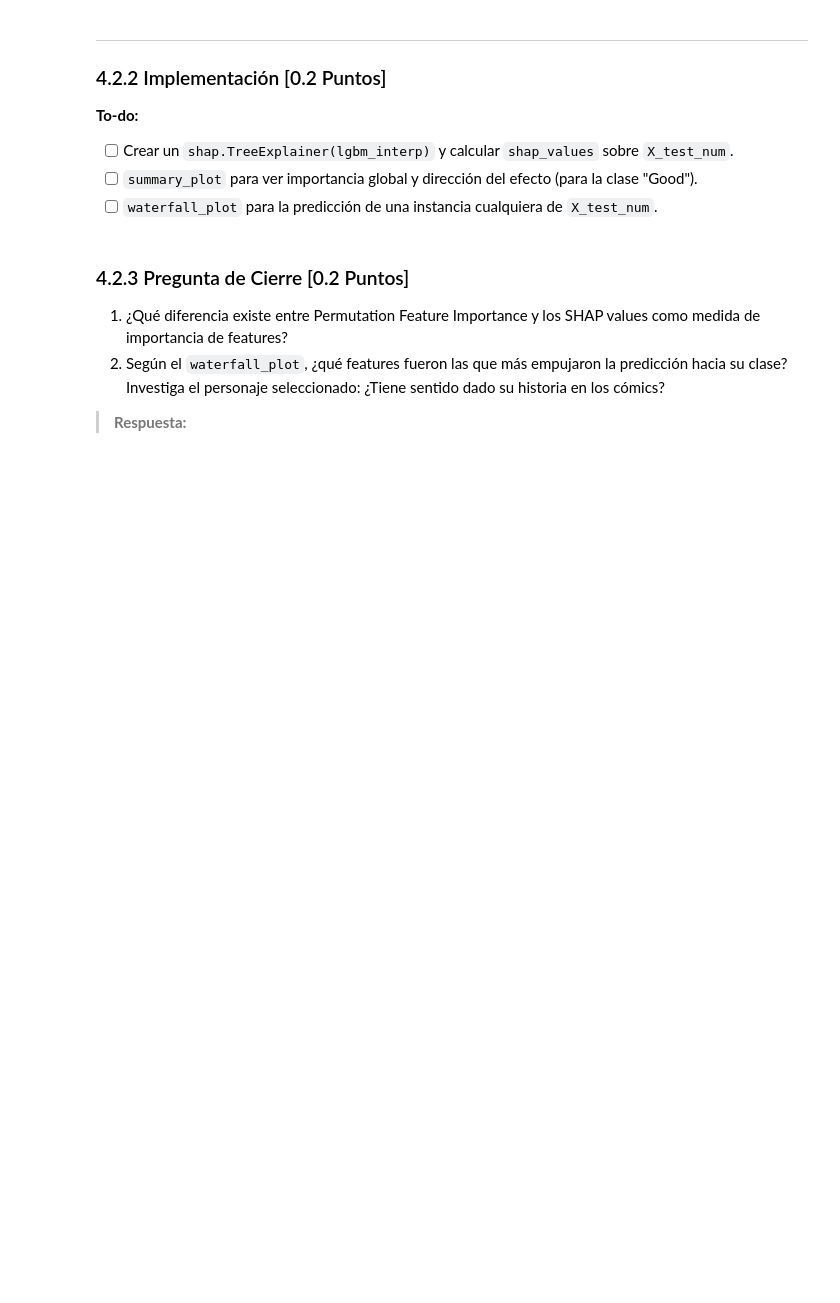
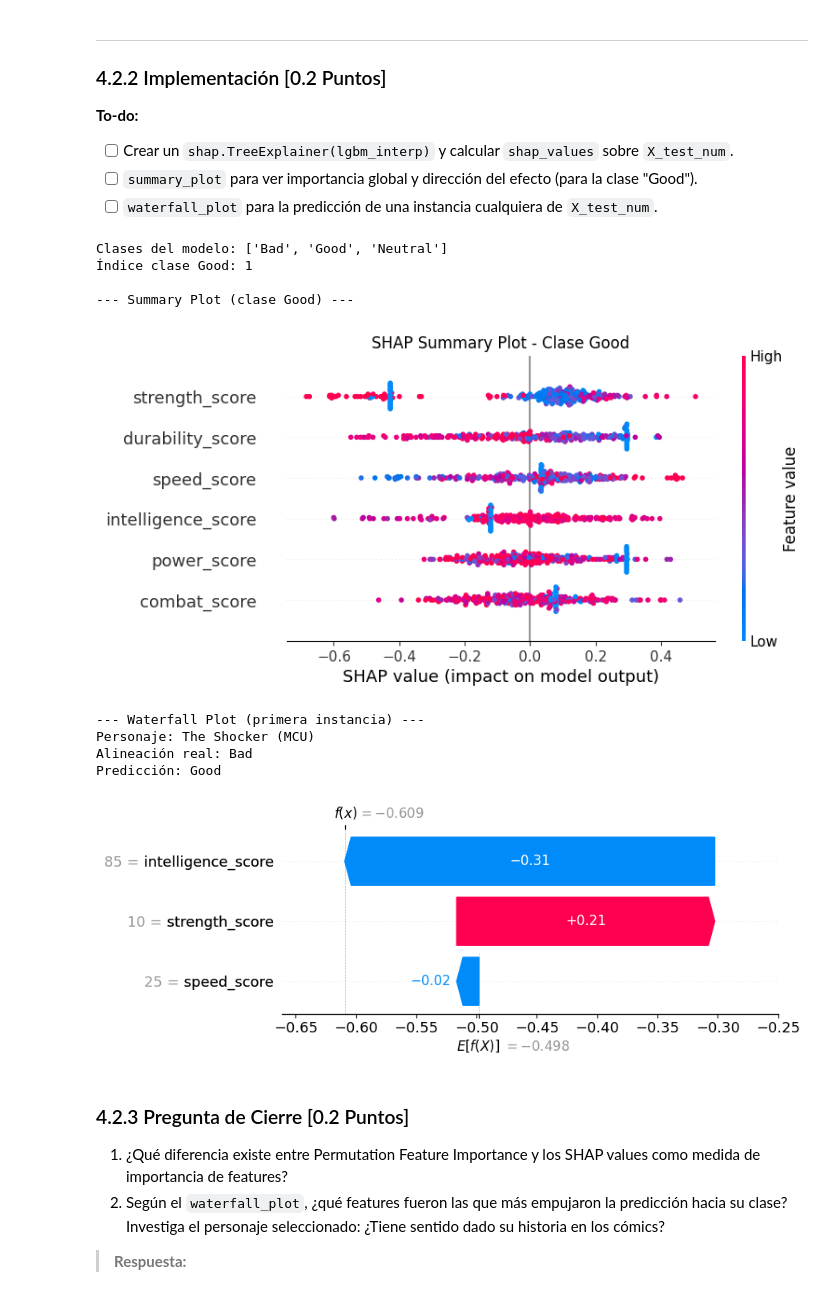
Before and after one commit to javiyansan/MDS7202, a Jupyter notebook: labs/lab_7/Lab7_enunciado.ipynb, the cells around one changed output. Saved outputs shown, nothing was run; the diff lists cells and outputs as text; code cells hidden in the pictures; blank space fills up the shorter version.

```diff
--- a/labs/lab_7/Lab7_enunciado.ipynb
+++ b/labs/lab_7/Lab7_enunciado.ipynb
@@ -955,7 +959,59 @@ Responde las siguientes preguntas con tus propias palabras:
 - [ ] `summary_plot` para ver importancia global y dirección del efecto (para la clase "Good").
 - [ ] `waterfall_plot` para la predicción de una instancia cualquiera de `X_test_num`.
 # %%
-#### Código aquí ####
+import matplotlib.pyplot as plt
+import shap
+
+# Crear el TreeExplainer
+explainer = shap.TreeExplainer(lgbm_interp)
+
+# Calcular SHAP values sobre X_test_num
+shap_values = explainer.shap_values(X_test_num)
+
+# Obtener el índice de la clase 'Good'
+classes = list(lgbm_interp.classes_)
+good_idx = classes.index("good") if "good" in classes else classes.index("Good")
+print(f"Clases del modelo: {classes}")
+print(f"Índice clase Good: {good_idx}")
+
+# Summary plot para la clase Good (importancia global y dirección del efecto)
+print("\n--- Summary Plot (clase Good) ---")
+shap.summary_plot(shap_values[:, :, good_idx], X_test_num, feature_names=NUMERICAL_FEATURES, show=False)
+
+plt.title("SHAP Summary Plot - Clase Good")
+plt.show()
+
+# Waterfall plot para la primera instancia del test set
+print("\n--- Waterfall Plot (primera instancia) ---")
+instance_idx = 0
+
+# Obtener predicción y su índice
+pred_class = lgbm_interp.predict(X_test_num.iloc[[instance_idx]])[0]
+pred_idx = classes.index(pred_class)
+
+print(f"Personaje: {X_test.iloc[instance_idx]['name'] if 'name' in X_test.columns else X_test_num.index[instance_idx]}")
+print(f"Alineación real: {y_test.iloc[instance_idx]}")
+print(f"Predicción: {pred_class}")
+
+shap.waterfall_plot(
+    shap.Explanation(
+        values=shap_values[pred_idx][instance_idx],
+        base_values=explainer.expected_value[pred_idx],
+        data=X_test_num.iloc[instance_idx].values,
+        feature_names=NUMERICAL_FEATURES,
+    )
+)
+# %% [output]
+Clases del modelo: ['Bad', 'Good', 'Neutral']
+Índice clase Good: 1
+
+--- Summary Plot (clase Good) ---
+[figure, added]
+--- Waterfall Plot (primera instancia) ---
+Personaje: The Shocker (MCU)
+Alineación real: Bad
+Predicción: Good
+[figure, added]
 # %% [markdown]
 ### 4.2.3 Pregunta de Cierre [0.2 Puntos]
 
```
Also changed, not shown: parts of 9 cells of this notebook, 1 other file.
